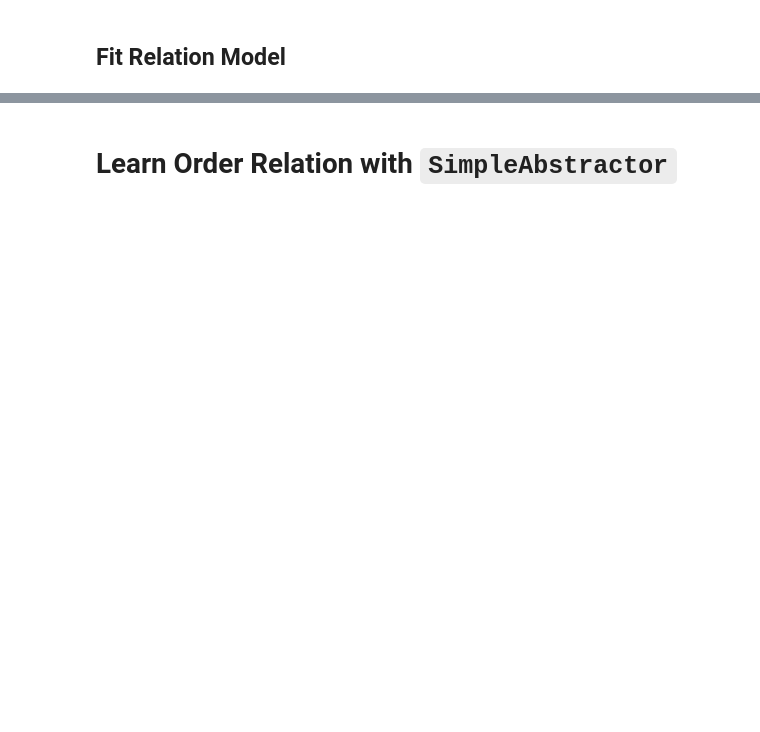
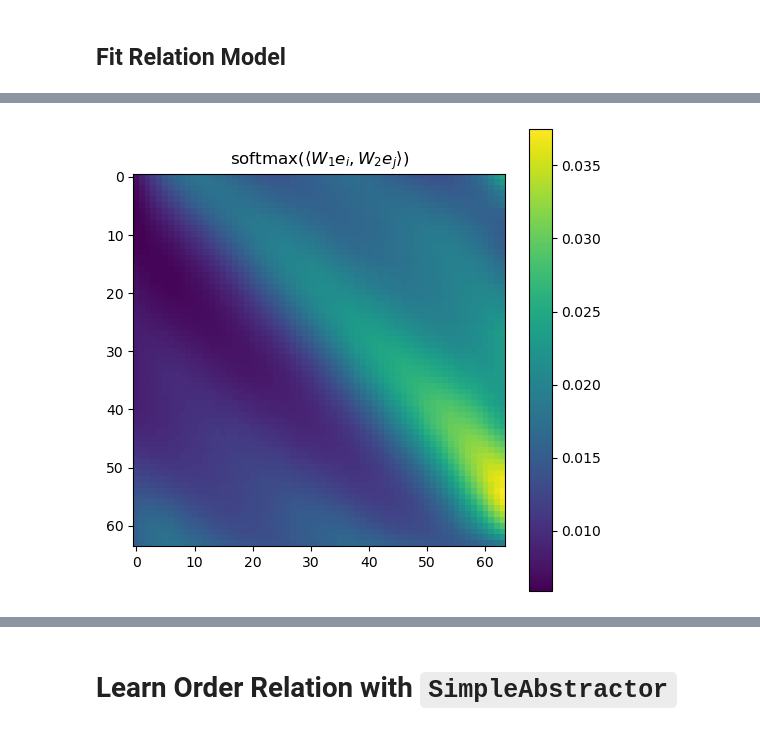
Before and after one commit to jdlafferty/relational, a Jupyter notebook: experiments/sorting/order_relation_learning.ipynb, the cells around one changed output, grey strips where cells are left out. Cells and saved outputs as stored; diff of their text form; code cells hidden in the pictures; blank space fills up the shorter version.

```diff
--- a/experiments/sorting/order_relation_learning.ipynb
+++ b/experiments/sorting/order_relation_learning.ipynb
@@ -136,0 +142,7 @@ ax.set_title('$\\langle W_1 e_i, W_2 e_j \\rangle$');
+# %%
+fig, ax = plt.subplots(figsize=(6,6))
+im = ax.imshow(tf.nn.softmax(order_relation_matrix, axis=1))
+fig.colorbar(im, ax=ax);
+ax.set_title('$\\mathrm{softmax}(\\langle W_1 e_i, W_2 e_j \\rangle)$');
+# %% [output]
+[figure, added]
```
Also changed, not shown: parts of 20 cells of this notebook.
